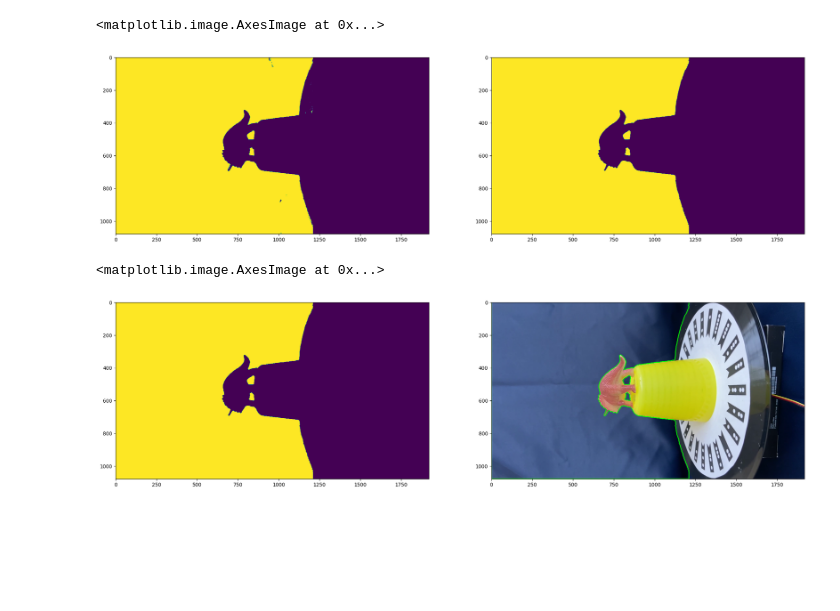
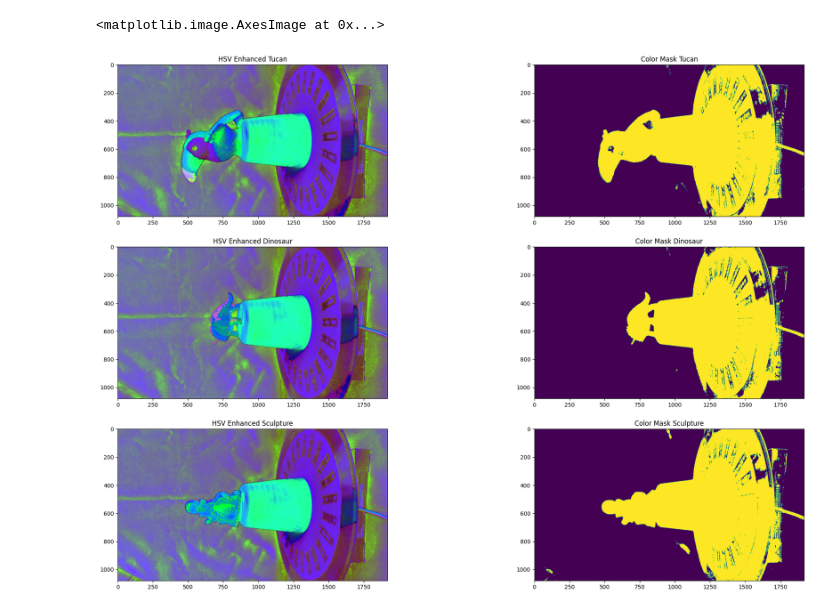
Before and after one commit to zuliani99/Geometric_3D_Computer_Vision_Project, a Jupyter notebook: Assignment1/assignment1 copy.ipynb, the cells around one changed output. Saved outputs shown, nothing was run; the diff lists cells and outputs as text; code cells hidden in the pictures; blank space fills up the shorter version.

```diff
--- a/Assignment1/assignment1 copy.ipynb
+++ b/Assignment1/assignment1 copy.ipynb
@@ -80,32 +45,41 @@ plt.imshow(closing1)
-# %%
-kernel = cv.getStructuringElement(cv.MORPH_ELLIPSE, (3,3))
-#kernel = np.ones((5,5), np.uint8)
-
-opening = cv.morphologyEx(closing1, cv.MORPH_OPEN, kernel, iterations=3)
-
-
-plt.figure(figsize=(25,17))
-plt.subplot(2,2,1)
-plt.imshow(mask)
-plt.subplot(2,2,2)
-plt.imshow(opening)
-# %% [output]
-<matplotlib.image.AxesImage at 0x...>
-[figure, removed]
-# %%
-#kernel = cv.getStructuringElement(cv.MORPH_ELLIPSE, (3,3))
-
-#closing2 = cv.morphologyEx(opening, cv.MORPH_CLOSE, kernel, iterations = 3)
-
-contours, hierarchy = cv.findContours(opening, cv.RETR_TREE, cv.CHAIN_APPROX_SIMPLE)
-
-cv.drawContours(rgb_img, contours, -1, (0,255,0), 3)
-
-plt.figure(figsize=(25,17))
-plt.subplot(2,2,1)
-plt.imshow(opening)
-plt.subplot(2,2,2)
-plt.imshow(rgb_img)
-# %% [output]
-<matplotlib.image.AxesImage at 0x...>
-[figure, removed]
+# %%
+# Changing contrast and converting from RGB to HSV
+
+enhanced_hsv1 = cv.cvtColor(change_contrast(rgb_obj1), cv.COLOR_RGB2HSV)
+enhanced_hsv2 = cv.cvtColor(change_contrast(rgb_obj2), cv.COLOR_RGB2HSV)
+enhanced_hsv4 = cv.cvtColor(change_contrast(rgb_obj4), cv.COLOR_RGB2HSV)
+# %%
+
+# Inverting the mask
+color_mask_obj1 = cv.bitwise_not(cv.inRange(enhanced_hsv1, np.array([105,70,0]), np.array([165,255,255])))
+color_mask_obj2 = cv.bitwise_not(cv.inRange(enhanced_hsv2, np.array([105,70,0]), np.array([165,255,255])))
+color_mask_obj4 = cv.bitwise_not(cv.inRange(enhanced_hsv4, np.array([105,70,0]), np.array([165,255,255])))
+
+
+plt.figure(figsize=(25,17))
+plt.subplot(3,2,1)
+plt.title("HSV Enhanced Tucan")
+plt.imshow(enhanced_hsv1)
+
+plt.subplot(3,2,2)
+plt.title("Color Mask Tucan")
+plt.imshow(color_mask_obj1)
+
+plt.subplot(3,2,3)
+plt.title("HSV Enhanced Dinosaur")
+plt.imshow(enhanced_hsv2)
+
+plt.subplot(3,2,4)
+plt.title("Color Mask Dinosaur")
+plt.imshow(color_mask_obj2)
+
+plt.subplot(3,2,5)
+plt.title("HSV Enhanced Sculpture")
+plt.imshow(enhanced_hsv4)
+
+plt.subplot(3,2,6)
+plt.title("Color Mask Sculpture")
+plt.imshow(color_mask_obj4)
+# %% [output]
+<matplotlib.image.AxesImage at 0x...>
+[figure, added]
```
Also changed, not shown: parts of 12 cells of this notebook.
